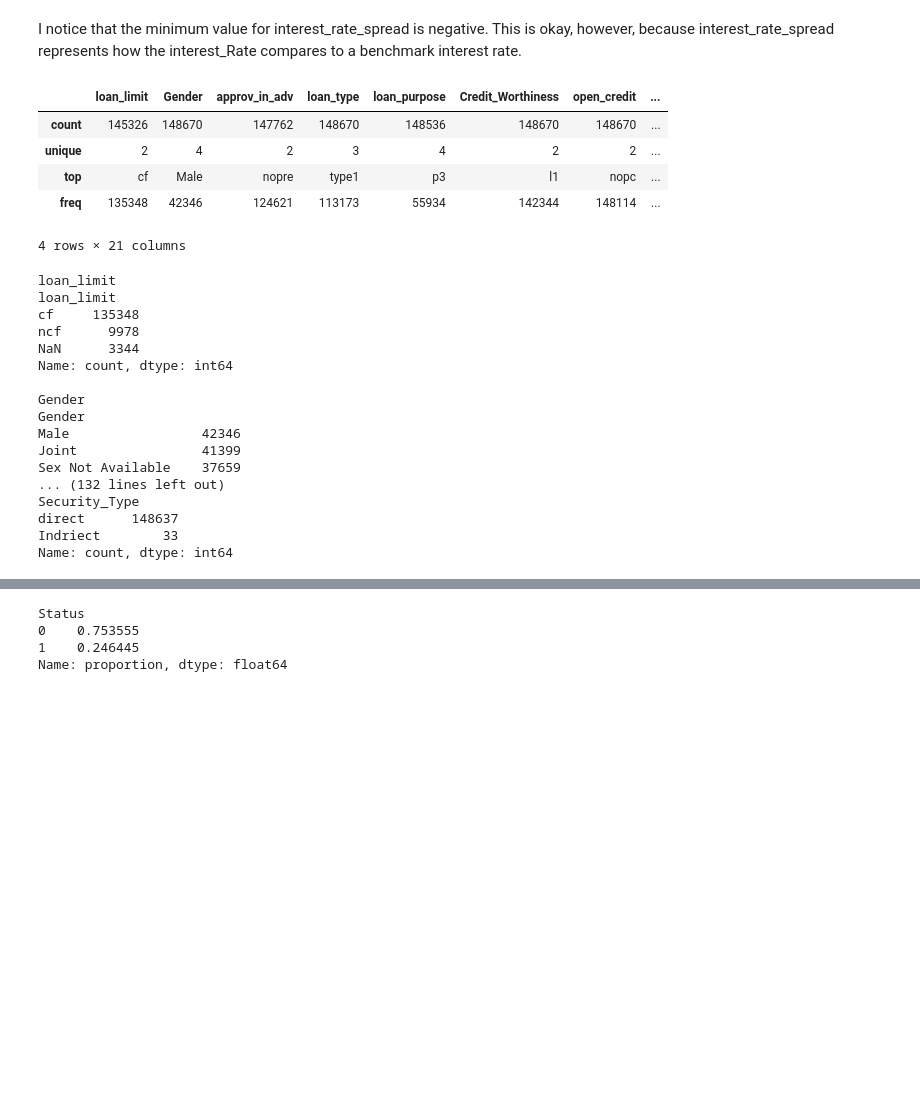
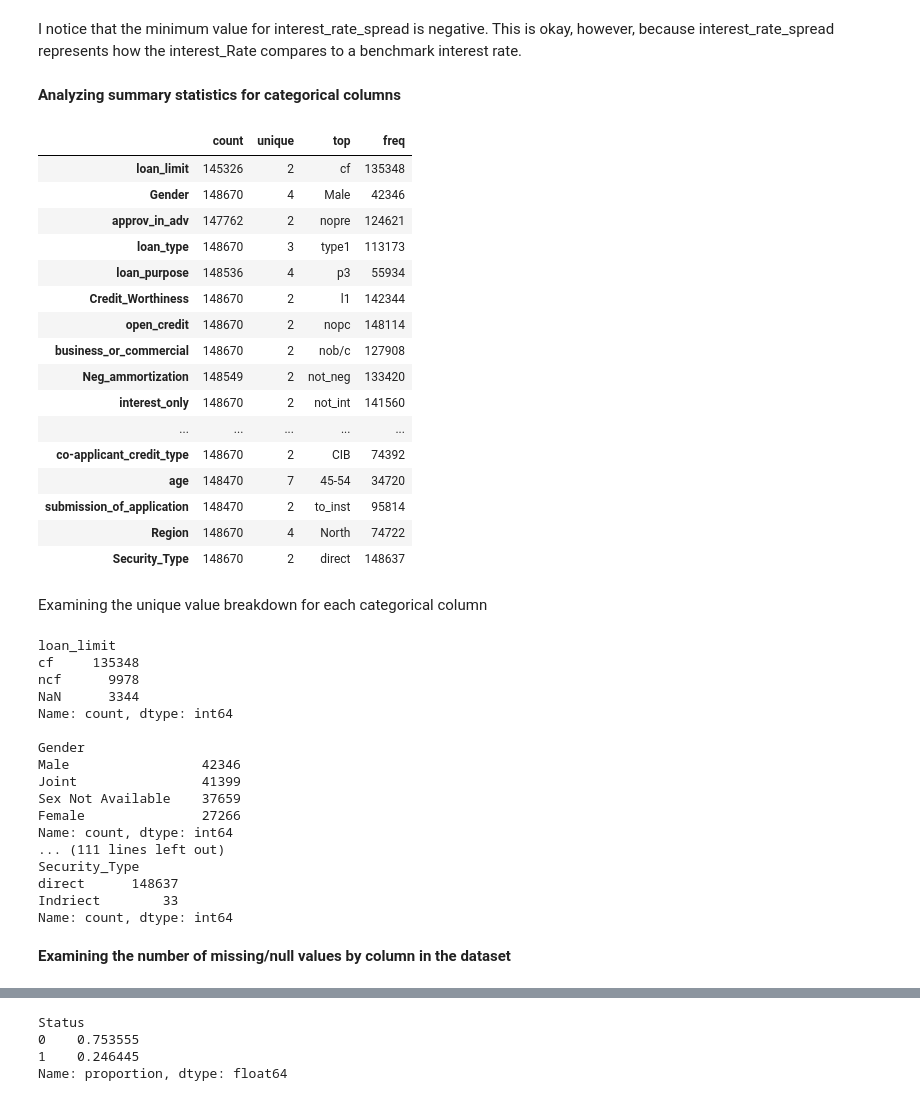
Before and after one commit to vaishnavi-nibh/loandefaultprediction, a Jupyter notebook: notebooks/01_eda.ipynb, the cells around one changed output, grey strips where cells are left out. Saved outputs shown, nothing was run; the diff lists cells and outputs as text; code cells hidden in the pictures; blank space fills up the shorter version.

```diff
--- a/notebooks/eda.ipynb
+++ b/notebooks/01_eda.ipynb
@@ -76,23 +80,35 @@ Looking at the summary statistics, we can see that not all columns have the same
 I also notice that the max LTV ratio is very high. This could be caused by a low property value. For example, the lowest property value we see is $8000. This is something to explore further later.
 # %% [markdown]
 I notice that the minimum value for interest_rate_spread is negative. This is okay, however, because interest_rate_spread represents how the interest_Rate compares to a benchmark interest rate.
+# %% [markdown]
+**Analyzing summary statistics for categorical columns**
 # %%
-#analyzing summary statistics for categorical columns
 categorical_cols = df_data.select_dtypes('object').columns
-df_data[categorical_cols].describe()
+df_data[categorical_cols].describe().T
 # %% [output]
-|  | loan_limit | Gender | approv_in_adv | loan_type | loan_purpose | Credit_Worthiness | open_credit | ... |
-| count | 145326 | 148670 | 147762 | 148670 | 148536 | 148670 | 148670 | ... |
-| unique | 2 | 4 | 2 | 3 | 4 | 2 | 2 | ... |
-| top | cf | Male | nopre | type1 | p3 | l1 | nopc | ... |
-| freq | 135348 | 42346 | 124621 | 113173 | 55934 | 142344 | 148114 | ... |
+|  | count | unique | top | freq |
+| loan_limit | 145326 | 2 | cf | 135348 |
+| Gender | 148670 | 4 | Male | 42346 |
+| approv_in_adv | 147762 | 2 | nopre | 124621 |
+| loan_type | 148670 | 3 | type1 | 113173 |
+| loan_purpose | 148536 | 4 | p3 | 55934 |
+| Credit_Worthiness | 148670 | 2 | l1 | 142344 |
+| open_credit | 148670 | 2 | nopc | 148114 |
+| business_or_commercial | 148670 | 2 | nob/c | 127908 |
+| Neg_ammortization | 148549 | 2 | not_neg | 133420 |
+| interest_only | 148670 | 2 | not_int | 141560 |
+| ... | ... | ... | ... | ... |
+| co-applicant_credit_type | 148670 | 2 | CIB | 74392 |
+| age | 148470 | 7 | 45-54 | 34720 |
+| submission_of_application | 148470 | 2 | to_inst | 95814 |
+| Region | 148670 | 4 | North | 74722 |
+| Security_Type | 148670 | 2 | direct | 148637 |
-4 rows × 21 columns
+# %% [markdown]
+Examining the unique value breakdown for each categorical column
 # %%
 for col in categorical_cols:
-    print(f"\n{col}")
-    print(df_data[col].value_counts(dropna=False))
+    print(df_data[col].value_counts(dropna=False), "\n")
 # %% [output]
-loan_limit
 loan_limit
 cf     135348
 ncf      9978
@@ -100,15 +116,18 @@ NaN      3344
 Name: count, dtype: int64
 
 Gender
-Gender
 Male                 42346
 Joint                41399
 Sex Not Available    37659
-... (132 lines left out)
+Female               27266
+Name: count, dtype: int64
+... (111 lines left out)
 Security_Type
 direct      148637
 Indriect        33
 Name: count, dtype: int64
+# %% [markdown]
+**Examining the number of missing/null values by column in the dataset**
 # %%
 df_data.isnull().sum()
 # %% [output]
```
Also changed, not shown: parts of 25 cells of this notebook, 1 other file.
